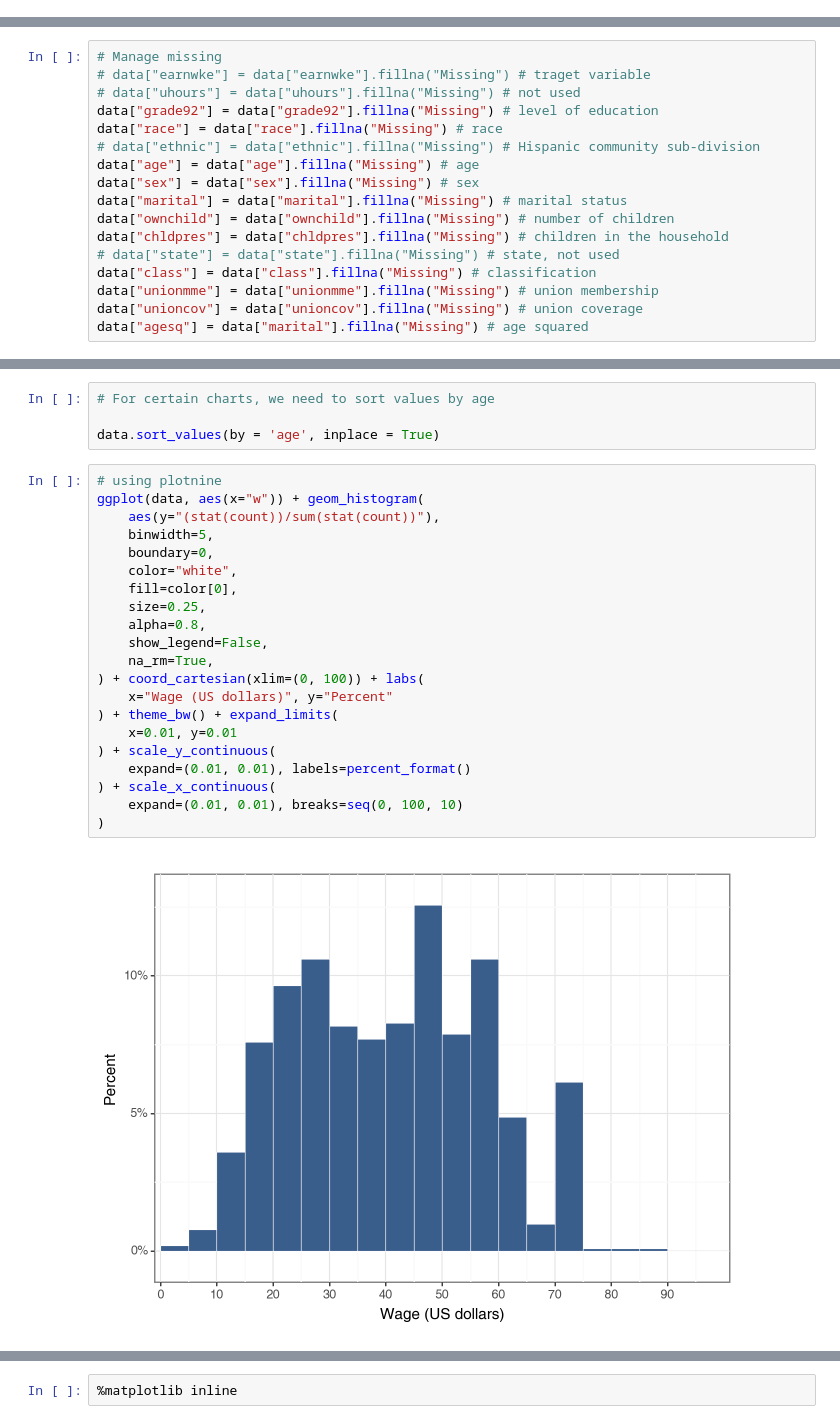
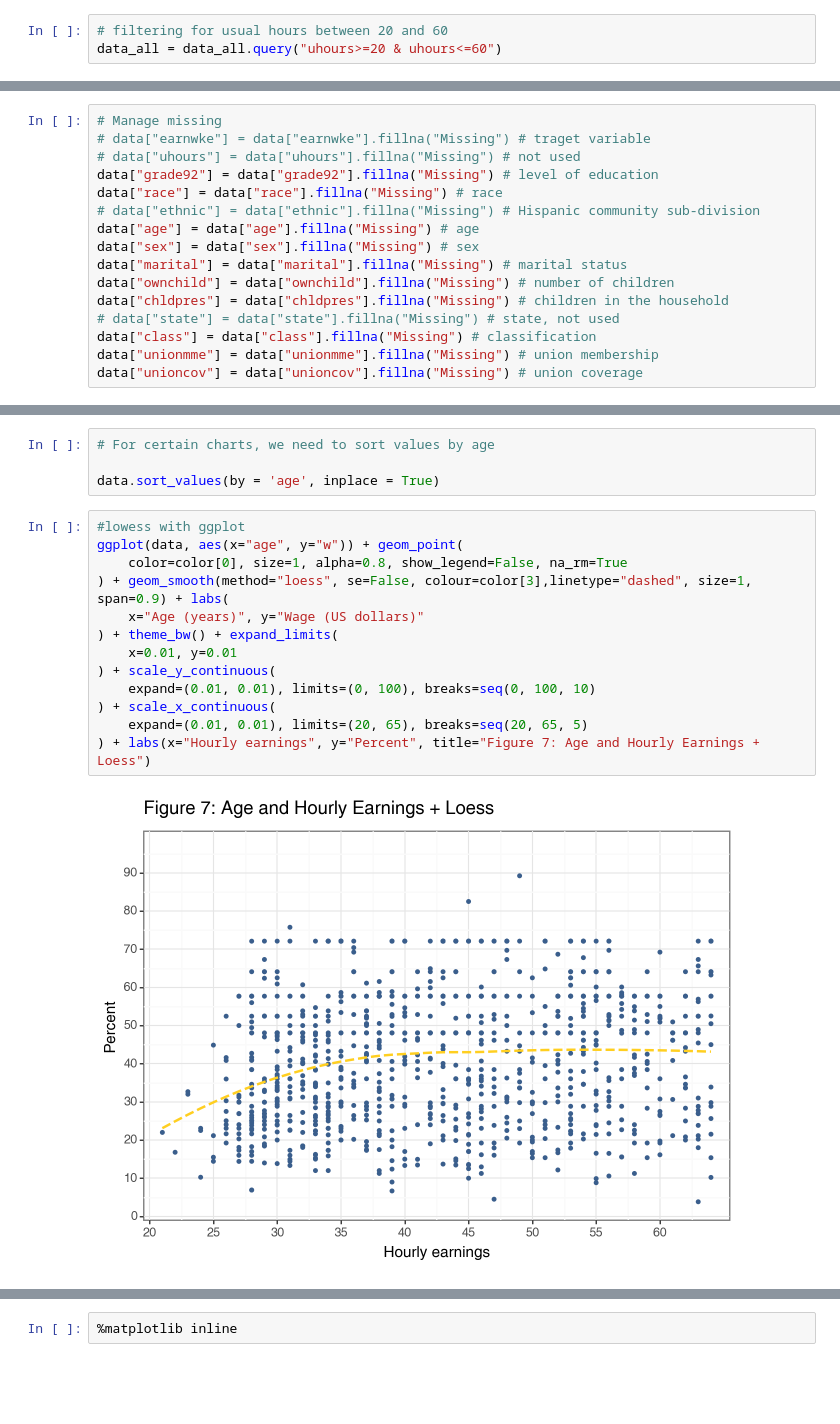
Before and after one commit to mateschieszler/DA3_A1, a Jupyter notebook: DA3-A1_code.ipynb, the cells around one changed output, grey strips where cells are left out. Cells and saved outputs as stored; diff of their text form; blank space fills up the shorter version.

```diff
--- a/DA3-A1_code.ipynb
+++ b/DA3-A1_code.ipynb
@@ -49,4 +49,7 @@ data_all.head()
 | 3 | 10 | 179140131100930 | January | AL | 3288.3640 | 769.23 | 40 | 40 | 1 | NaN | ... | ... |
 | 4 | 11 | 179140131100930 | January | AL | 3422.8500 | 826.92 | 40 | 43 | 1 | NaN | ... | ... |
 5 rows × 23 columns
+# %%
+# filtering for usual hours between 20 and 60
+data_all = data_all.query("uhours>=20 & uhours<=60")
 # %%
@@ -224,7 +210,6 @@ data["chldpres"] = data["chldpres"].fillna("Missing") # children in the househol
 data["class"] = data["class"].fillna("Missing") # classification
 data["unionmme"] = data["unionmme"].fillna("Missing") # union membership
 data["unioncov"] = data["unioncov"].fillna("Missing") # union coverage
-data["agesq"] = data["marital"].fillna("Missing") # age squared
 # %%
 # check frequency by level of education
 freq = data.groupby("grade92").agg(frequency=("hhid", "size"))
@@ -495,26 +480,18 @@ data[[
 
 data.sort_values(by = 'age', inplace = True)
 # %%
-# using plotnine
-ggplot(data, aes(x="w")) + geom_histogram(
-    aes(y="(stat(count))/sum(stat(count))"),
-    binwidth=5,
-    boundary=0,
-    color="white",
-    fill=color[0],
-    size=0.25,
-    alpha=0.8,
-    show_legend=False,
-    na_rm=True,
-) + coord_cartesian(xlim=(0, 100)) + labs(
-    x="Wage (US dollars)", y="Percent"
+#lowess with ggplot
+ggplot(data, aes(x="age", y="w")) + geom_point(
+    color=color[0], size=1, alpha=0.8, show_legend=False, na_rm=True
+) + geom_smooth(method="loess", se=False, colour=color[3],linetype="dashed", size=1, span=0.9) + labs(
+    x="Age (years)", y="Wage (US dollars)"
 ) + theme_bw() + expand_limits(
     x=0.01, y=0.01
 ) + scale_y_continuous(
-    expand=(0.01, 0.01), labels=percent_format()
+    expand=(0.01, 0.01), limits=(0, 100), breaks=seq(0, 100, 10)
 ) + scale_x_continuous(
-    expand=(0.01, 0.01), breaks=seq(0, 100, 10)
-)
+    expand=(0.01, 0.01), limits=(20, 65), breaks=seq(20, 65, 5)
+) + labs(x="Hourly earnings", y="Percent", title="Figure 7: Age and Hourly Earnings + Loess")
 # %% [output]
-[figure, old version]
+[figure, new version]
 <Figure Size: (640 x 480)>
```
Also changed, not shown: parts of 51 cells of this notebook.
